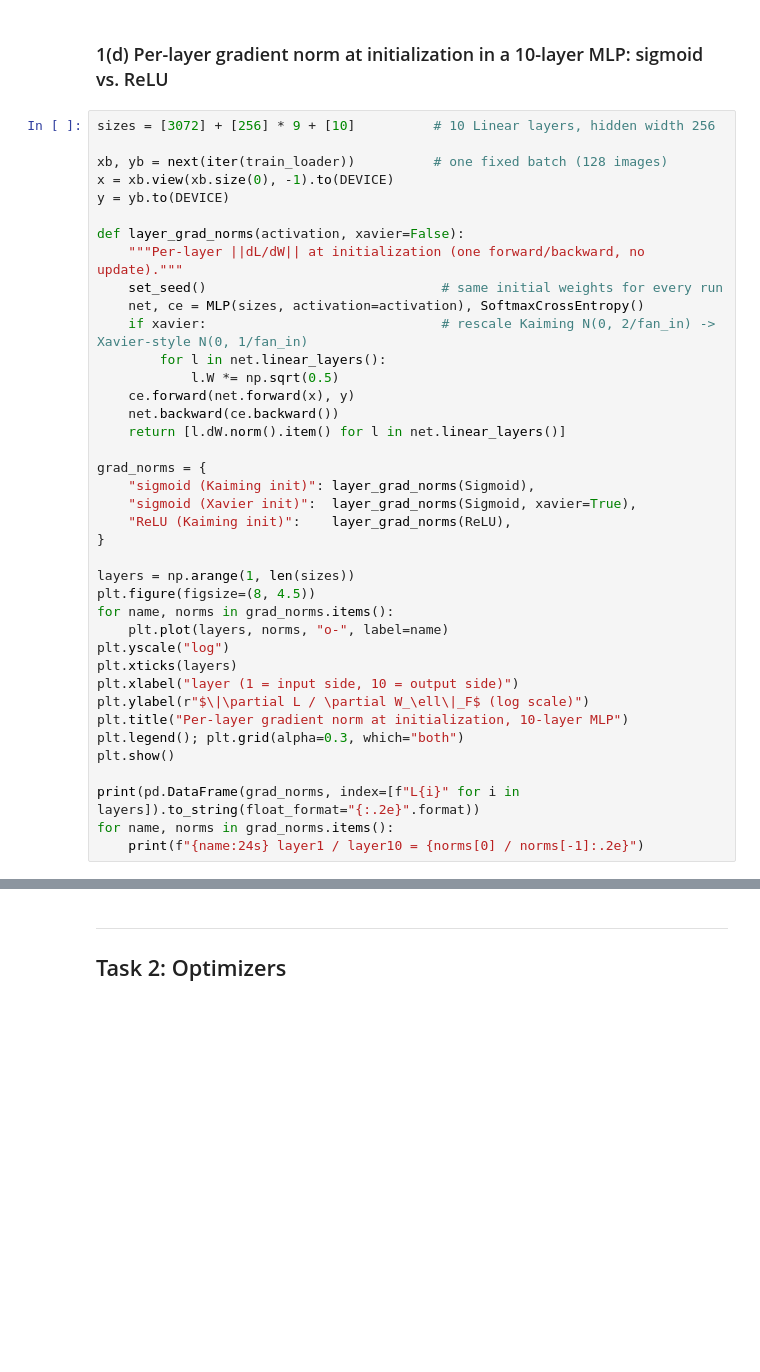
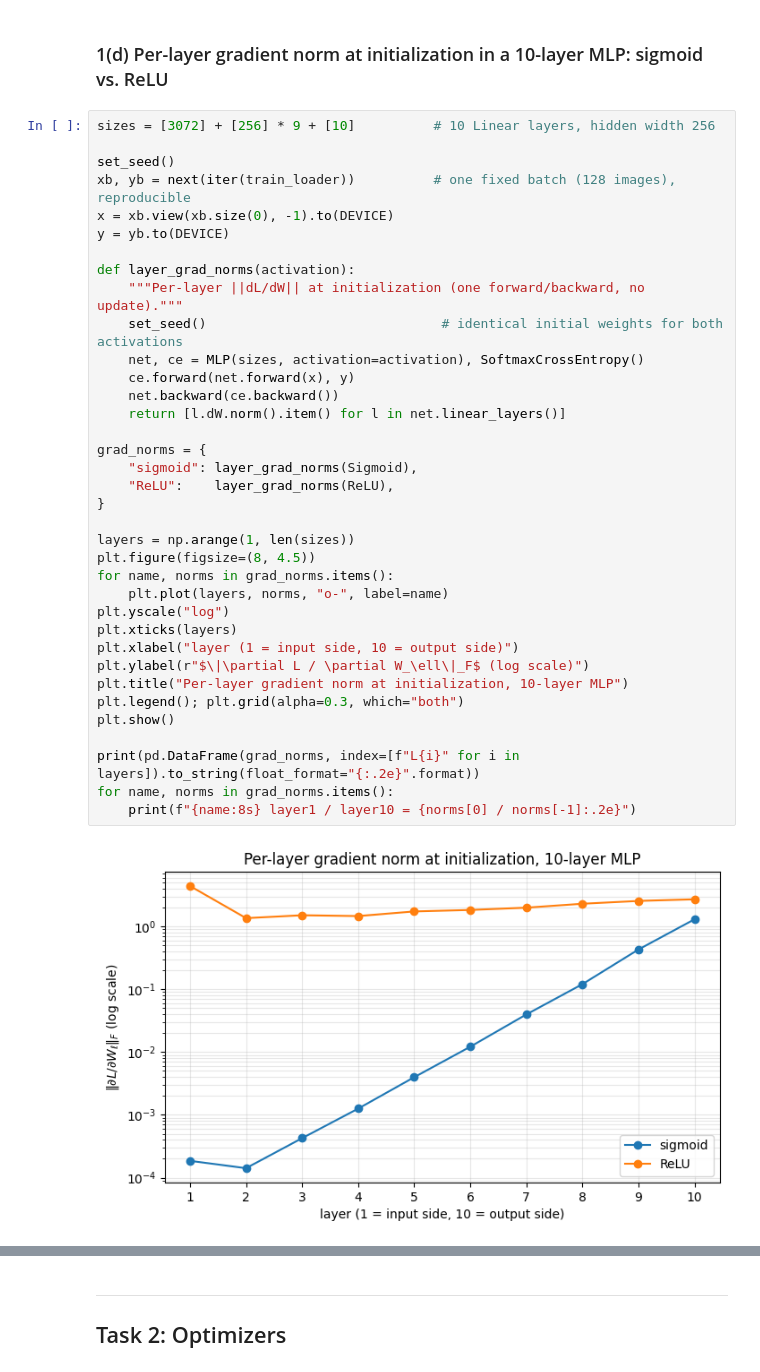
Before and after one commit to Sulojan2027/Vision_Coursework, a Jupyter notebook: Sem07_Deep_Learning_for_Vision/Assignment_2/assignment_2_cnn.ipynb, the cells around one changed output, grey strips where cells are left out. Cells and saved outputs as stored; diff of their text form; blank space fills up the shorter version.

```diff
--- a/Sem07_Deep_Learning_for_Vision/Assignment_2/assignment_2_cnn.ipynb
+++ b/Sem07_Deep_Learning_for_Vision/Assignment_2/assignment_2_cnn.ipynb
@@ -438,39 +460,38 @@ print(f"final train acc: {hist['train_acc'][-1]*100:.2f}%  |  train-val gap: {(h
 # %%
 sizes = [3072] + [256] * 9 + [10]          # 10 Linear layers, hidden width 256
 
-xb, yb = next(iter(train_loader))          # one fixed batch (128 images)
+set_seed()
+xb, yb = next(iter(train_loader))          # one fixed batch (128 images), reproducible
 x = xb.view(xb.size(0), -1).to(DEVICE)
 y = yb.to(DEVICE)
 
-def layer_grad_norms(activation, xavier=False):
+def layer_grad_norms(activation):
     """Per-layer ||dL/dW|| at initialization (one forward/backward, no update)."""
-    set_seed()                              # same initial weights for every run
+    set_seed()                              # identical initial weights for both activations
     net, ce = MLP(sizes, activation=activation), SoftmaxCrossEntropy()
-    if xavier:                              # rescale Kaiming N(0, 2/fan_in) -> Xavier-style N(0, 1/fan_in)
-        for l in net.linear_layers():
-            l.W *= np.sqrt(0.5)
     ce.forward(net.forward(x), y)
     net.backward(ce.backward())
     return [l.dW.norm().item() for l in net.linear_layers()]
 
 grad_norms = {
-    "sigmoid (Kaiming init)": layer_grad_norms(Sigmoid),
-    "sigmoid (Xavier init)":  layer_grad_norms(Sigmoid, xavier=True),
-    "ReLU (Kaiming init)":    layer_grad_norms(ReLU),
+    "sigmoid": layer_grad_norms(Sigmoid),
+    "ReLU":    layer_grad_norms(ReLU),
 }
 
 layers = np.arange(1, len(sizes))
 plt.figure(figsize=(8, 4.5))
 for name, norms in grad_norms.items():
     plt.plot(layers, norms, "o-", label=name)
 plt.yscale("log")
 plt.xticks(layers)
 plt.xlabel("layer (1 = input side, 10 = output side)")
 plt.ylabel(r"$\|\partial L / \partial W_\ell\|_F$ (log scale)")
 plt.title("Per-layer gradient norm at initialization, 10-layer MLP")
 plt.legend(); plt.grid(alpha=0.3, which="both")
 plt.show()
 
 print(pd.DataFrame(grad_norms, index=[f"L{i}" for i in layers]).to_string(float_format="{:.2e}".format))
 for name, norms in grad_norms.items():
-    print(f"{name:24s} layer1 / layer10 = {norms[0] / norms[-1]:.2e}")
+    print(f"{name:8s} layer1 / layer10 = {norms[0] / norms[-1]:.2e}")
+# %% [output]
+[figure, added]
```
Also changed, not shown: parts of 29 cells of this notebook.
